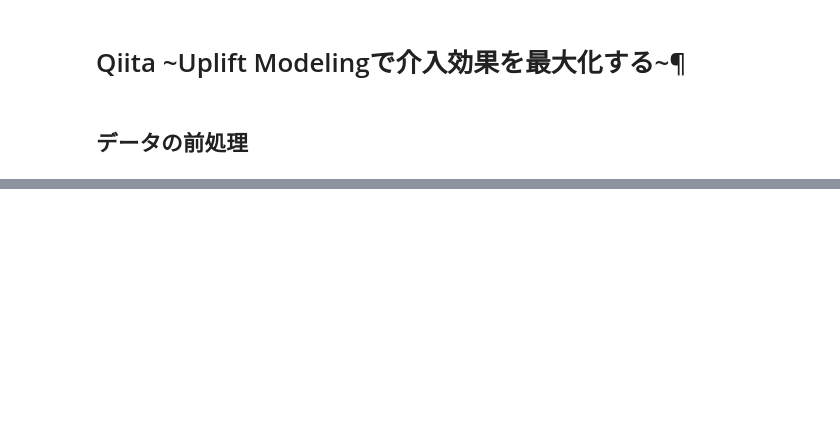
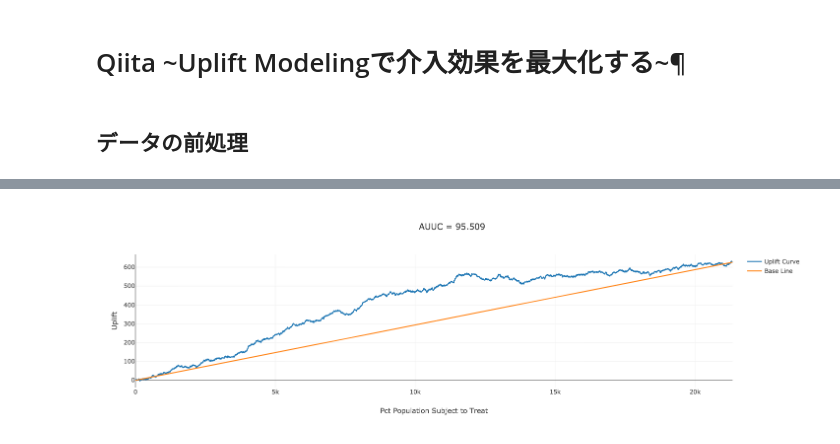
Before and after one commit to smn-ailab/ysaito-qiita, a Jupyter notebook: uplift_modeling/uplift-modeling-basic.ipynb, the cells around one changed output, grey strips where cells are left out. Cells and saved outputs as stored; diff of their text form; code cells hidden in the pictures; blank space fills up the shorter version.

```diff
--- a/uplift_modeling/uplift-modeling-basic.ipynb
+++ b/uplift_modeling/uplift-modeling-basic.ipynb
@@ -172,0 +111,5 @@ channel_Web / 0.0045
+# %%
+cvt_curve = uplift_curve(tma_df)
+iplot(cvt_curve)
+# %% [output]
+[figure, added]
```
Also changed, not shown: parts of 52 cells of this notebook.
